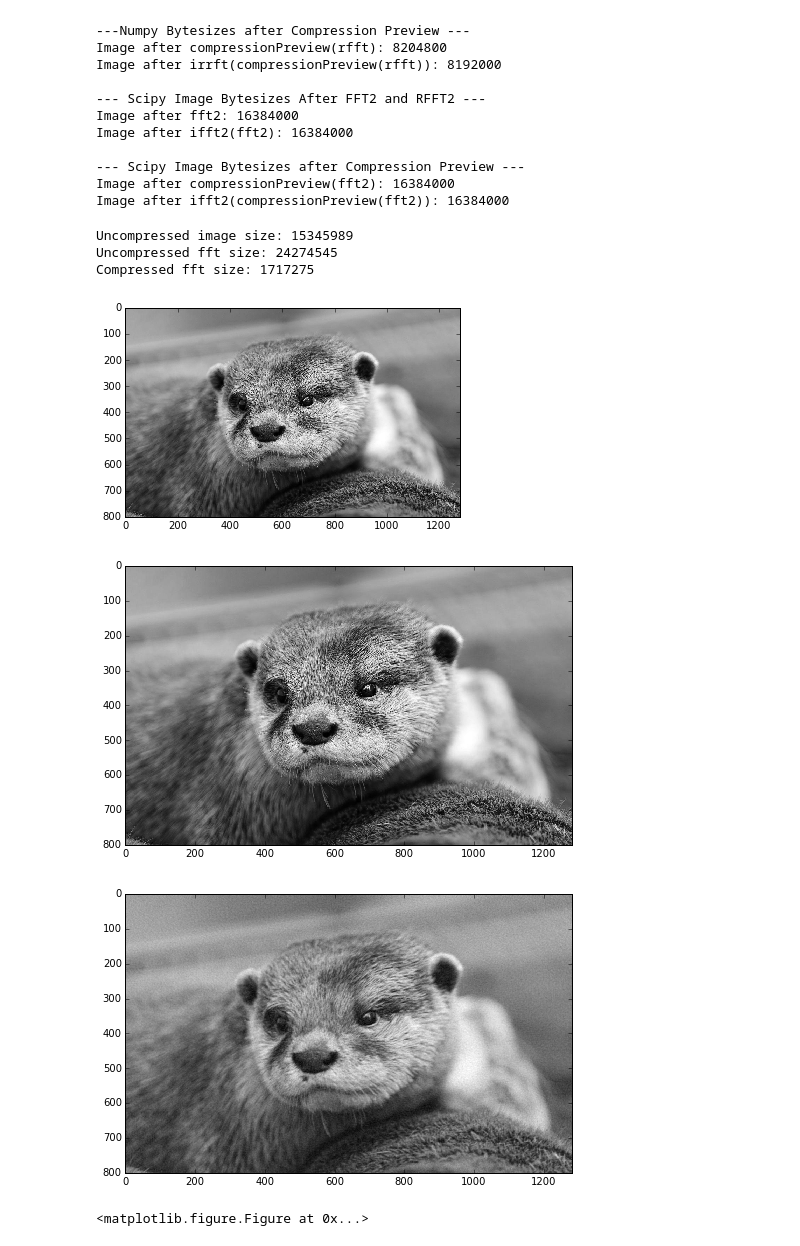
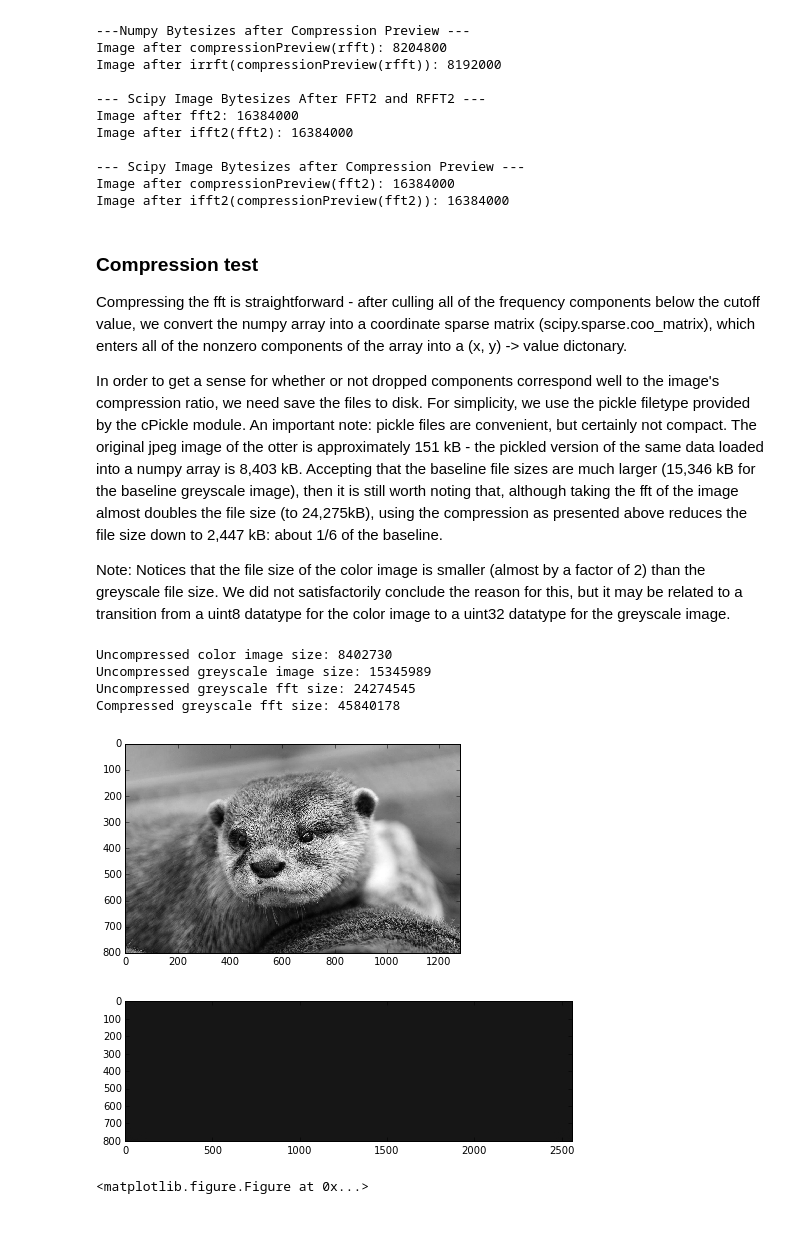
Before and after one commit to ManickYoj/FFT-Image-Compression, a Jupyter notebook: Image Compression.ipynb, the cells around one changed output. Cells and saved outputs as stored; diff of their text form; code cells hidden in the pictures.

```diff
--- a/Image Compression.ipynb
+++ b/Image Compression.ipynb
@@ -76,16 +68,22 @@ Feel free to play with the cutoff amplitude to view its effect.
 # %%
-def previewCompression(image_fft, cutoff_amplitude=3e-4, verbose=False):
+def previewCompression(input_image_fft, cutoff_amplitude=1e5, verbose=False):
     # 0 out all components below the cutoff
-    normed_fft = normalize(image_fft)
-    numpy.place(normed_fft, abs(normed_fft) < cutoff_amplitude, [0])
+    output_image_fft = input_image_fft.copy()
+    numpy.place(output_image_fft, abs(output_image_fft) < cutoff_amplitude, [0])
 
     if verbose:
-        recover_image(normed_fft)  # Display compressed image
+        recover_image(output_image_fft)  # Display compressed image
 
         # Display information on the compression of the image
-        original_size = normed_fft.shape[0]*normed_fft.shape[1]
-        components_removed = numpy.argwhere(abs(normed_fft) < cutoff_amplitude).shape[0]
+        original_size = output_image_fft.shape[0]*output_image_fft.shape[1]
+        components_removed = numpy.argwhere(abs(output_image_fft) < cutoff_amplitude).shape[0]
         percent_removed = (1-components_removed/original_size)*100
         print("Removed {} out of {} components. Image contains {}% of the original components.".format(components_removed, original_size, percent_removed))
 
-    return normed_fft
+    return output_image_fft
+
+print("Uncompressed Image")
+plot_image(image_grey)
+
+print("Compressed Image")
+image_compressed_fft = previewCompression(image_grey_fft, verbose=True)
@@ -135,30 +157,53 @@ Image after ifft2(fft2): 16384000
 --- Scipy Image Bytesizes after Compression Preview ---
 Image after compressionPreview(fft2): 16384000
 Image after ifft2(compressionPreview(fft2)): 16384000
+# %% [markdown]
+### Compression test
+
+Compressing the fft is straightforward - after culling all of the frequency components below the cutoff value, we convert the numpy array into a coordinate sparse matrix (scipy.sparse.coo_matrix), which enters all of the nonzero components of the array into a (x, y) -> value dictonary.
+
+In order to get a sense for whether or not dropped components correspond well to the image's compression ratio, we need save the files to disk. For simplicity, we use the pickle filetype provided by the cPickle module. An important note: pickle files are convenient, but certainly not compact. The original jpeg image of the otter is approximately 151 kB - the pickled version of the same data loaded into a numpy array is 8,403 kB. Accepting that the baseline file sizes are much larger (15,346 kB for the baseline greyscale image), then it is still worth noting that, although taking the fft of the image almost doubles the file size (to 24,275kB), using the compression as presented above reduces the file size down to 2,447 kB: about 1/6 of the baseline.
+
+Note: Notices that the file size of the color image is smaller (almost by a factor of 2) than the greyscale file size. We did not satisfactorily conclude the reason for this, but it may be related to a transition from a uint8 datatype for the color image to a uint32 datatype for the greyscale image.
 # %%
 import cPickle
 import os.path
 
-image_compressed_fft = image_compressed_fft_numpy
+image = matplotlib.image.imread('otter.jpg')
+image_grey = image.sum(axis=2)
+image_compressed_fft = previewCompression(image_grey)
+
+# Curious about dtypes
+# print(image.dtype)  # uint 8
+# print(image_grey.dtype)  # uint 32
+# print(image_compressed_fft.dtype)  # uint 32
+
+# Designate image paths
+uncompressed_color_img_path = os.path.join('saves','uncompressedimgcolor.pkl')
+uncompressed_grey_img_path = os.path.join('saves','uncompressedimg.pkl')
+uncompressed_fft_path = os.path.join('saves','uncompressedfft.pkl')
+compressed_fft_path = os.path.join('saves','compressedfft.pkl')
 
 # Save images to compare file sizes
-cPickle.dump(image_grey, open('saves/uncompressedimg.pkl', 'wb'))
-cPickle.dump(numpy.fft.rfft2(image_grey), open('saves/uncompressedfft.pkl', 'wb'))
-cPickle.dump(coo_matrix(image_compressed_fft), open('saves/compressedfft.pkl', 'wb'))
+cPickle.dump(image, open(uncompressed_color_img_path, 'wb'))
+cPickle.dump(image_grey, open(uncompressed_grey_img_path, 'wb'))
+cPickle.dump(numpy.fft.rfft2(image_grey), open(uncompressed_fft_path, 'wb'))
+cPickle.dump(coo_matrix(image_compressed_fft), open(compressed_fft_path, 'wb'))
 
-print("Uncompressed image size: " + str(os.path.getsize('saves/uncompressedimg.pkl')))
-print("Uncompressed fft size: " + str(os.path.getsize('saves/uncompressedfft.pkl')))
-print("Compressed fft size: " + str(os.path.getsize('saves/compressedfft.pkl')))
+# Display file sizes
+print("Uncompressed color image size: " + str(os.path.getsize(uncompressed_color_img_path)))
+print("Uncompressed greyscale image size: " + str(os.path.getsize(uncompressed_grey_img_path)))
+print("Uncompressed greyscale fft size: " + str(os.path.getsize(uncompressed_fft_path)))
+print("Compressed greyscale fft size: " + str(os.path.getsize(compressed_fft_path)))
 
 # Load back all images to ensure data was preserved.
-plot_image(cPickle.load(open('saves/uncompressedimg.pkl', 'rb')))
-recover_image(cPickle.load(open('saves/uncompressedfft.pkl', 'rb')))
-recover_image(cPickle.load(open('saves/compressedfft.pkl', 'rb')).todense())
+recover_image(cPickle.load(open(uncompressed_fft_path, 'rb')))
+recover_image(cPickle.load(open(compressed_fft_path, 'rb')).todense())
 # %% [output]
-Uncompressed image size: 15345989
-Uncompressed fft size: 24274545
-Compressed fft size: 1717275
+Uncompressed color image size: 8402730
+Uncompressed greyscale image size: 15345989
+Uncompressed greyscale fft size: 24274545
+Compressed greyscale fft size: 45840178
 [figure]
-[figure, old version]
+[figure, new version]
-[figure, removed]
 <matplotlib.figure.Figure at 0x...>
```
Also changed, not shown: parts of 24 cells of this notebook, 3 other files.
